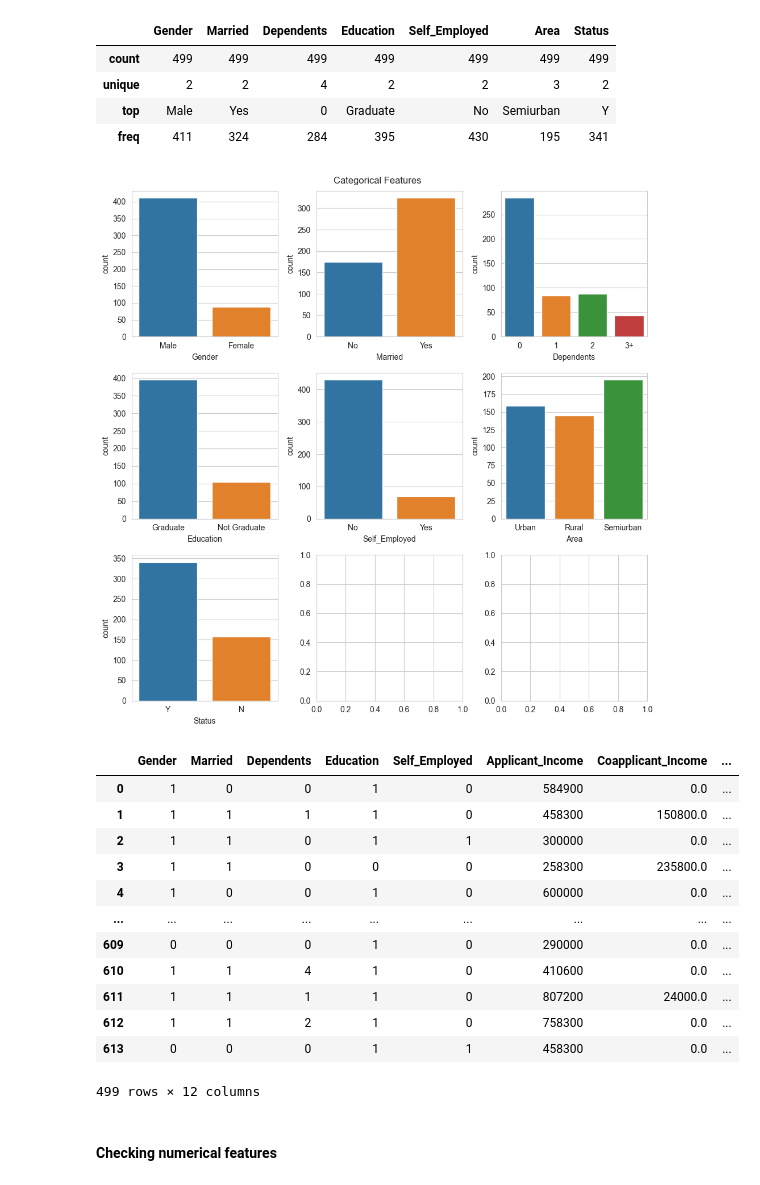
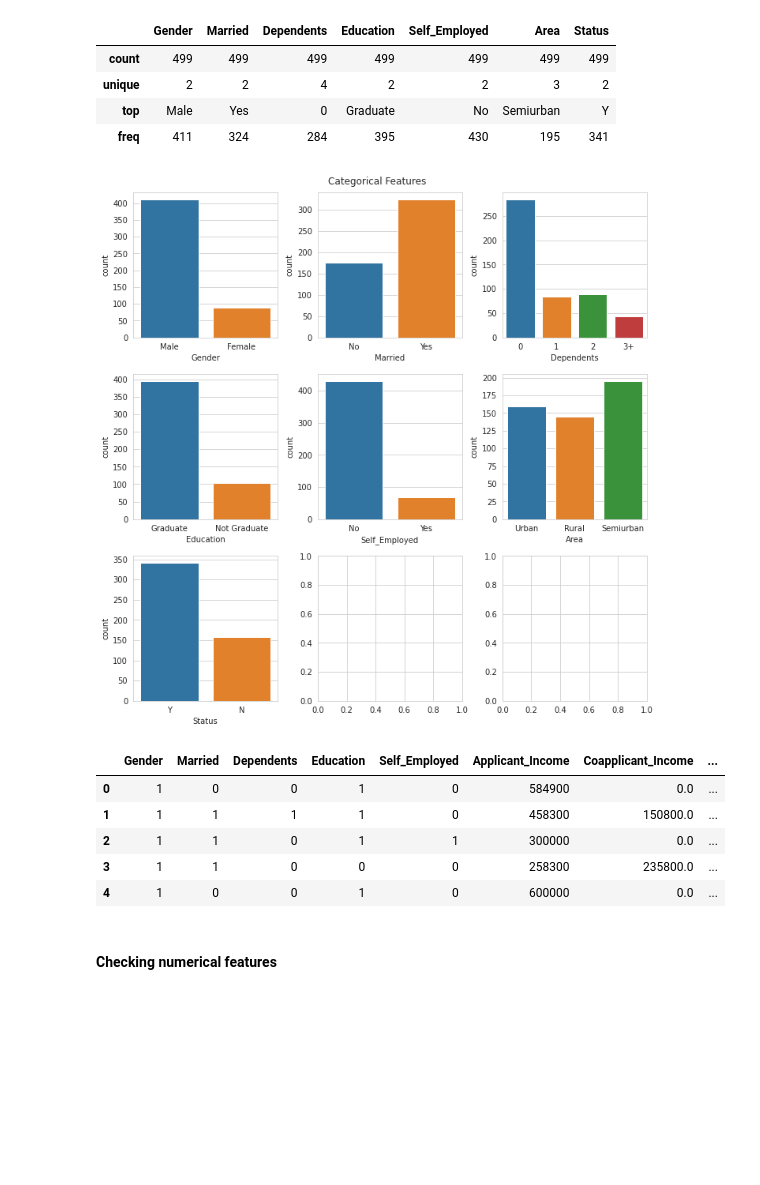
Before and after one commit to muscak/Master-Machine-Learning-Algorithms, a Jupyter notebook: Nonlinear-Algorithms/Gaussian-Naive-Bayes/Gaussian_Naive_Bayes.ipynb, the cells around one changed output. Drawn from its saved outputs; the diff is of its cells as text; code cells hidden in the pictures; blank space fills up the shorter version.

```diff
--- a/Nonlinear-Algorithms/Gaussian-Naive-Bayes/Gaussian_Naive_Bayes.ipynb
+++ b/Nonlinear-Algorithms/Gaussian-Naive-Bayes/Gaussian_Naive_Bayes.ipynb
@@ -214,5 +225,5 @@ Training dataset is donwloaded from [Kaggle](https://www.kaggle.com/datasets/mir
 # %%
-df = pd.read_csv('Data/loan_train.csv')
+df = pd.read_csv('/content/gdrive/My Drive/Colab Notebooks/Loan_Data/loan_train.csv')
 df.head()
 # %% [output]
 |  | Gender | Married | Dependents | Education | Self_Employed | Applicant_Income | Coapplicant_Income | ... |
@@ -321,30 +332,24 @@ sb.countplot(ax=axes[2,0], x=df[cat_features[6]])
 plt.tight_layout()
 plt.show()
 # %% [output]
-[figure, old version]
+[figure, new version]
 # %%
 # Mapping string values to numeric values
 df.replace({'Gender': {'Male':1, 'Female':0},
             'Married': {'Yes':1, 'No':0},
             'Education': {'Graduate':1, 'Not Graduate': 0},
            'Self_Employed': {'Yes':1, 'No':0},
            'Area': {'Semiurban':0, 'Urban': 1, 'Rural':2},
-           'Status': {'Y':1, 'N':1},
-           'Dependents': {'0':0, '1':1, '2':2, '3':3, '3+':4}})
+           'Status': {'Y':1, 'N':0},
+           'Dependents': {'0':0, '1':1, '2':2, '3':3, '3+':4}}, inplace=True)
+df.head()
 # %% [output]
 |  | Gender | Married | Dependents | Education | Self_Employed | Applicant_Income | Coapplicant_Income | ... |
 | 0 | 1 | 0 | 0 | 1 | 0 | 584900 | 0.0 | ... |
 | 1 | 1 | 1 | 1 | 1 | 0 | 458300 | 150800.0 | ... |
 | 2 | 1 | 1 | 0 | 1 | 1 | 300000 | 0.0 | ... |
 | 3 | 1 | 1 | 0 | 0 | 0 | 258300 | 235800.0 | ... |
 | 4 | 1 | 0 | 0 | 1 | 0 | 600000 | 0.0 | ... |
-| ... | ... | ... | ... | ... | ... | ... | ... | ... |
-| 609 | 0 | 0 | 0 | 1 | 0 | 290000 | 0.0 | ... |
-| 610 | 1 | 1 | 4 | 1 | 0 | 410600 | 0.0 | ... |
-| 611 | 1 | 1 | 1 | 1 | 0 | 807200 | 24000.0 | ... |
-| 612 | 1 | 1 | 2 | 1 | 0 | 758300 | 0.0 | ... |
-| 613 | 0 | 0 | 0 | 1 | 1 | 458300 | 0.0 | ... |
-499 rows × 12 columns
 # %% [markdown]
 #### Checking numerical features
 # %%
```
Also changed, not shown: parts of 21 cells of this notebook.
